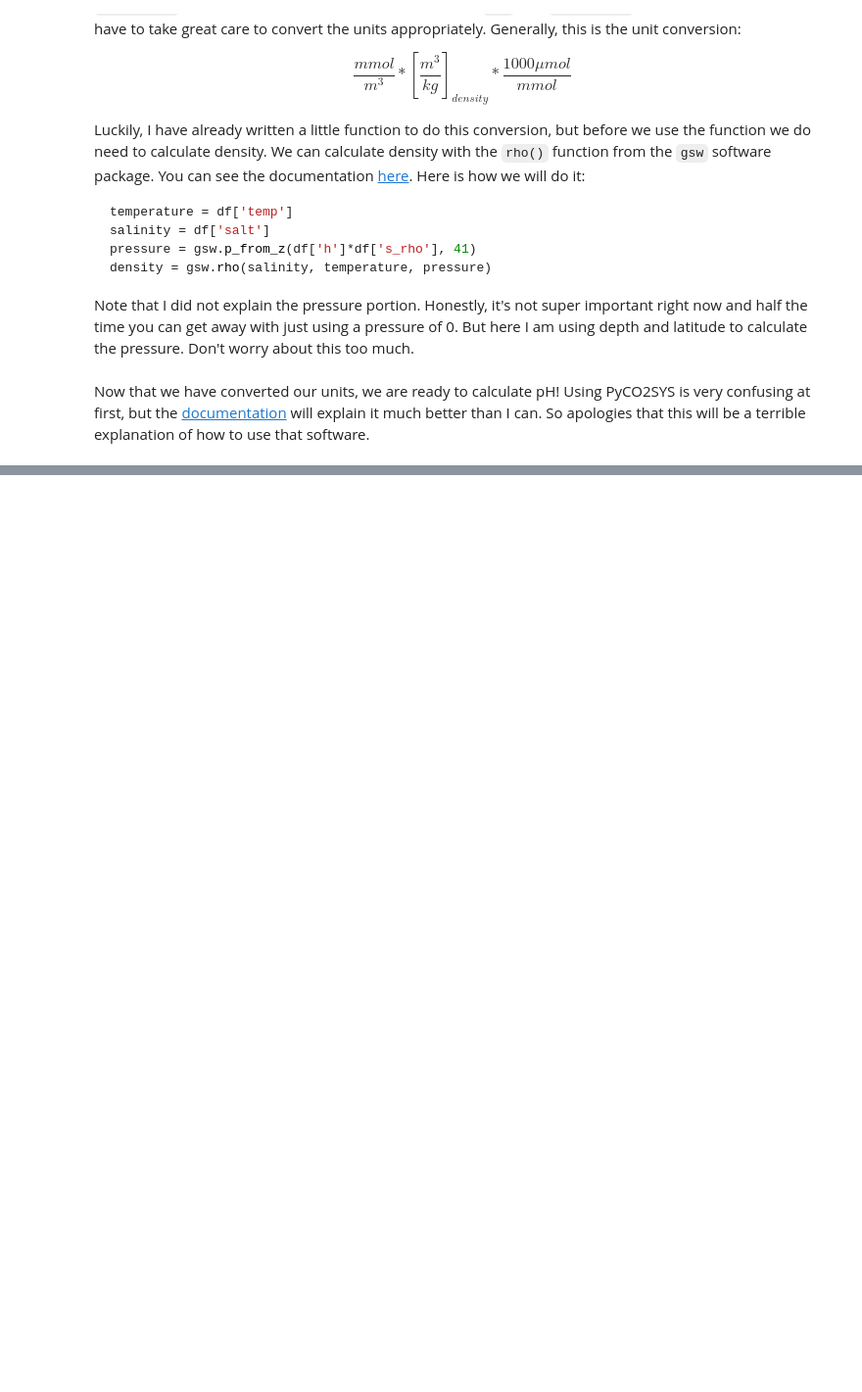
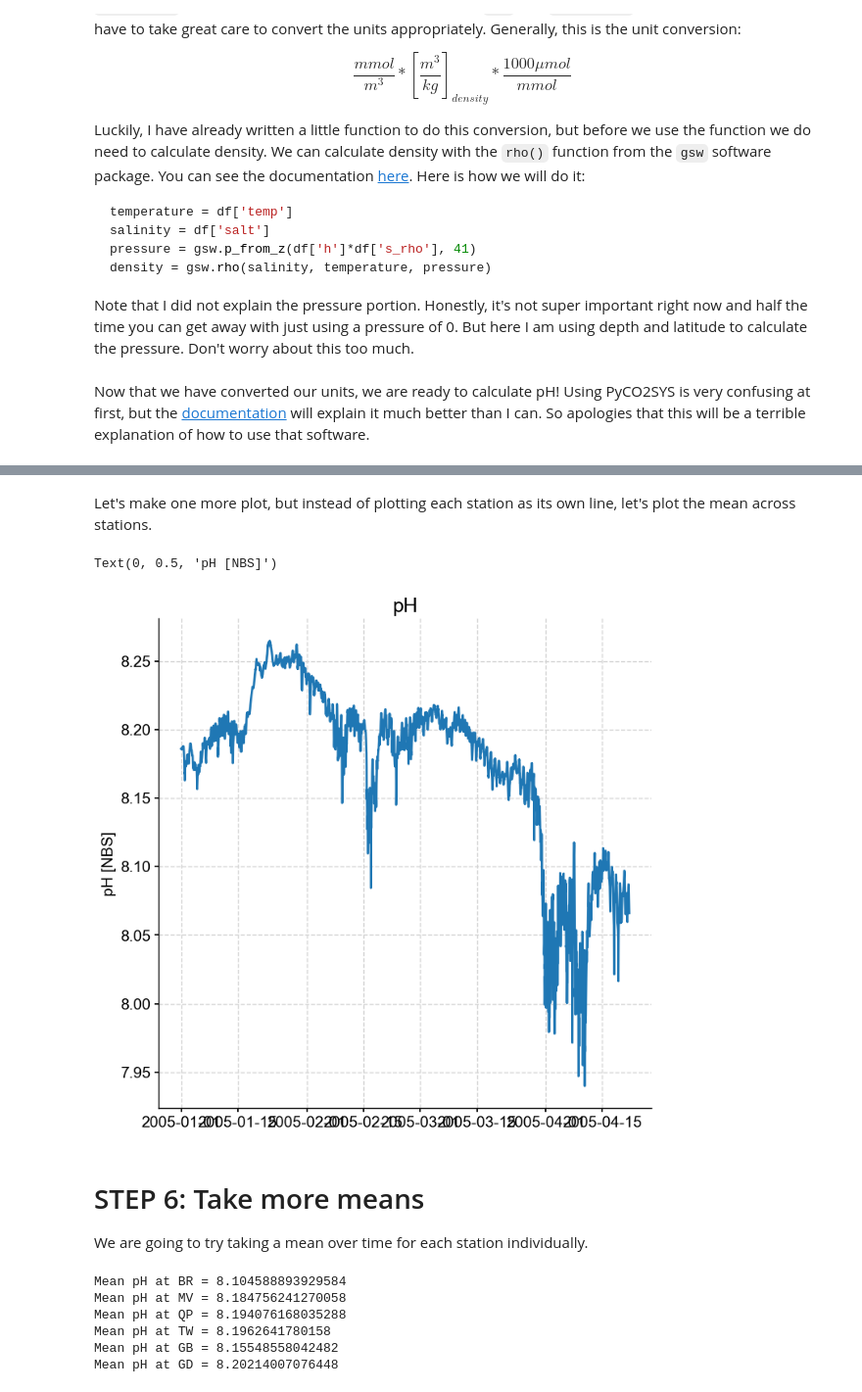
Before and after one commit to abby-baskind/surfo25, a Jupyter notebook: intro_to_coding.ipynb, the cells around one changed output, grey strips where cells are left out. Shown at 98% size. Saved outputs shown, nothing was run; the diff lists cells and outputs as text; code cells hidden in the pictures; blank space fills up the shorter version.

```diff
--- a/intro_to_coding.ipynb
+++ b/intro_to_coding.ipynb
@@ -198,0 +245,40 @@ array([29.171568, 29.18796 , 29.106869, ..., 29.783072, 29.792456,
+# %% [markdown]
+Let's make one more plot, but instead of plotting each station as its own line, let's plot the mean across stations.
+# %%
+fig, ax = plt.subplots(figsize = [8,8])
+
+df_sta = df.mean('station')
+x = df_sta['ocean_time']
+y = df_sta['pH']
+
+# Plot the data
+ax.plot(x,y)
+
+# Formatting
+ax.set_title('pH', fontsize = 18)
+ax.set_ylabel('Time', fontsize = 14)
+ax.set_ylabel('pH [NBS]', fontsize = 14)
+# %% [output]
+Text(0, 0.5, 'pH [NBS]')
+[figure, added]
+# %% [markdown]
+# STEP 6: Take more means
+
+We are going to try taking a mean over time for each station individually.
+# %%
+for i,name in enumerate(sta_names):
+
+    # Select data for that station
+    df_sta = df.isel(station = i)
+    y = df_sta['pH'].mean('ocean_time').values
+
+    # Print message
+    note = f"Mean pH at {name} = {y}"
+    print(note)
+# %% [output]
+Mean pH at BR = 8.104588893929584
+Mean pH at MV = 8.184756241270058
+Mean pH at QP = 8.194076168035288
+Mean pH at TW = 8.1962641780158
+Mean pH at GB = 8.15548558042482
+Mean pH at GD = 8.20214007076448
```
Also changed, not shown: parts of 11 cells of this notebook.
